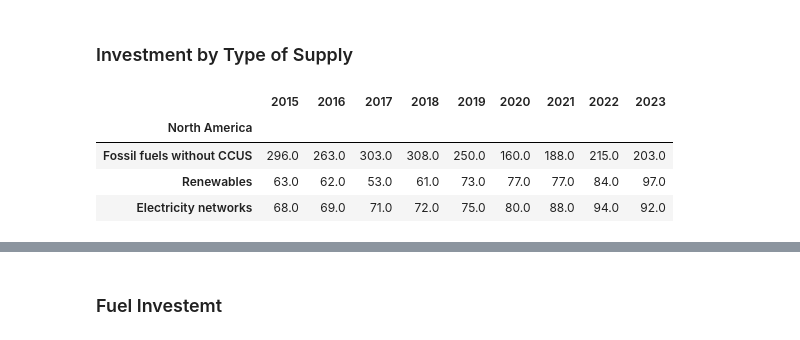
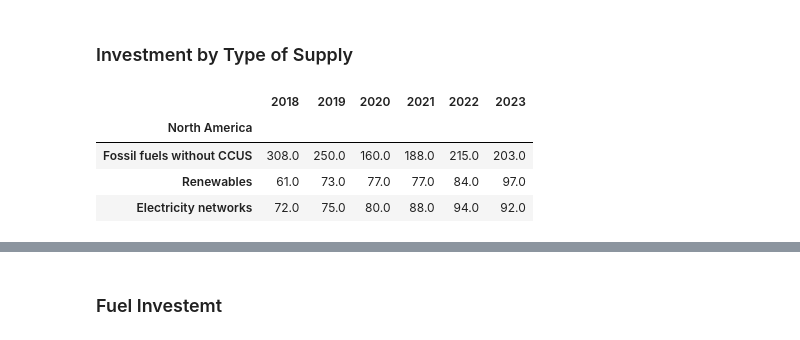
Before and after one commit to T800-101A/Project_1, a Jupyter notebook: EV Vehicles.ipynb, the cells around one changed output, grey strips where cells are left out. Cells and saved outputs as stored; diff of their text form; code cells hidden in the pictures.

```diff
--- a/EV Vehicles.ipynb
+++ b/EV Vehicles.ipynb
@@ -446,0 +413,3 @@ bytype_ofEnergy
+# %%
+btyear = btyear.iloc[3:]
+btyear
@@ -468,0 +427,3 @@ plt.show()
+# %%
+bytype_ofEnergy = btyear.T
+bytype_ofEnergy
@@ -469,11 +475,11 @@ plt.show()
 # %% [markdown]
 ### Investment by Type of Supply
 # %%
-Supply_Energy_byType_df = bytypeOfEnergy.iloc[3:6]
+Supply_Energy_byType_df = bytype_ofEnergy.iloc[3:6]
 Supply_Energy_byType_df
 # %% [output]
-|  | 2015 | 2016 | 2017 | 2018 | 2019 | 2020 | 2021 | 2022 | 2023 |
-| North America |  |  |  |  |  |  |  |  |  |
-| Fossil fuels without CCUS | 296.0 | 263.0 | 303.0 | 308.0 | 250.0 | 160.0 | 188.0 | 215.0 | 203.0 |
-| Renewables | 63.0 | 62.0 | 53.0 | 61.0 | 73.0 | 77.0 | 77.0 | 84.0 | 97.0 |
-| Electricity networks | 68.0 | 69.0 | 71.0 | 72.0 | 75.0 | 80.0 | 88.0 | 94.0 | 92.0 |
+|  | 2018 | 2019 | 2020 | 2021 | 2022 | 2023 |
+| North America |  |  |  |  |  |  |
+| Fossil fuels without CCUS | 308.0 | 250.0 | 160.0 | 188.0 | 215.0 | 203.0 |
+| Renewables | 61.0 | 73.0 | 77.0 | 77.0 | 84.0 | 97.0 |
+| Electricity networks | 72.0 | 75.0 | 80.0 | 88.0 | 94.0 | 92.0 |
```
Also changed, not shown: parts of 39 cells of this notebook, 1 other file.
